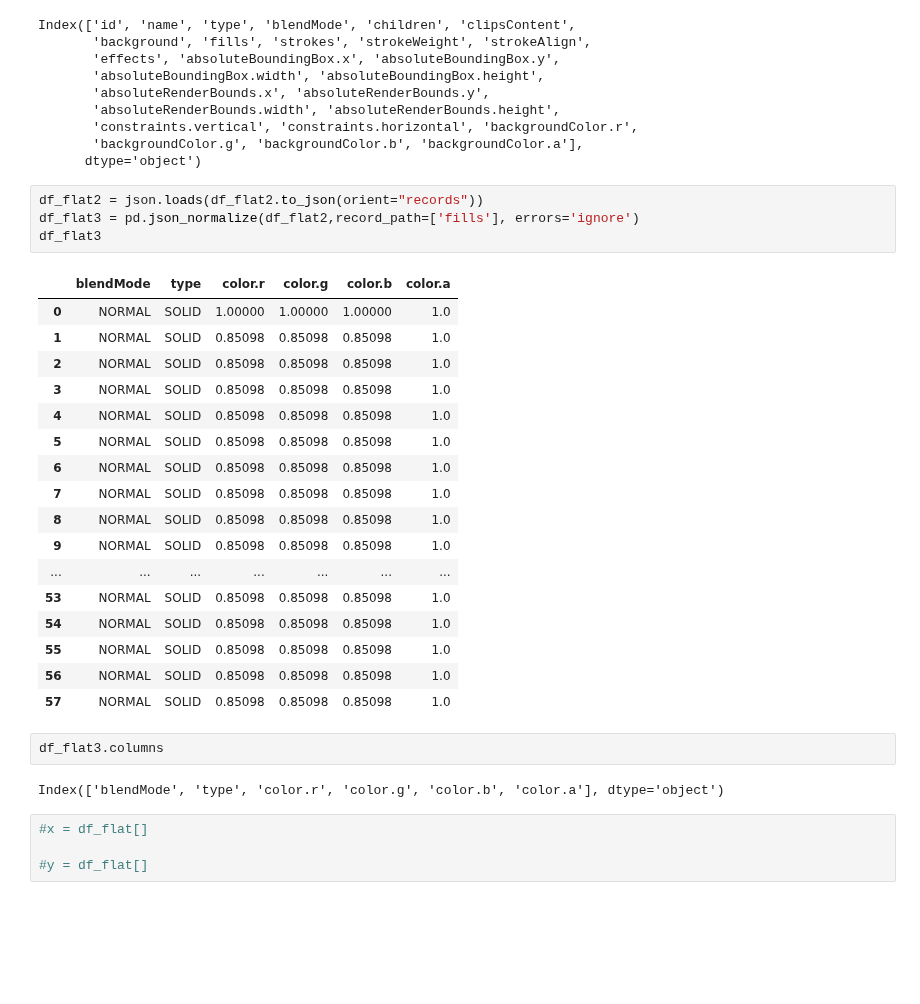
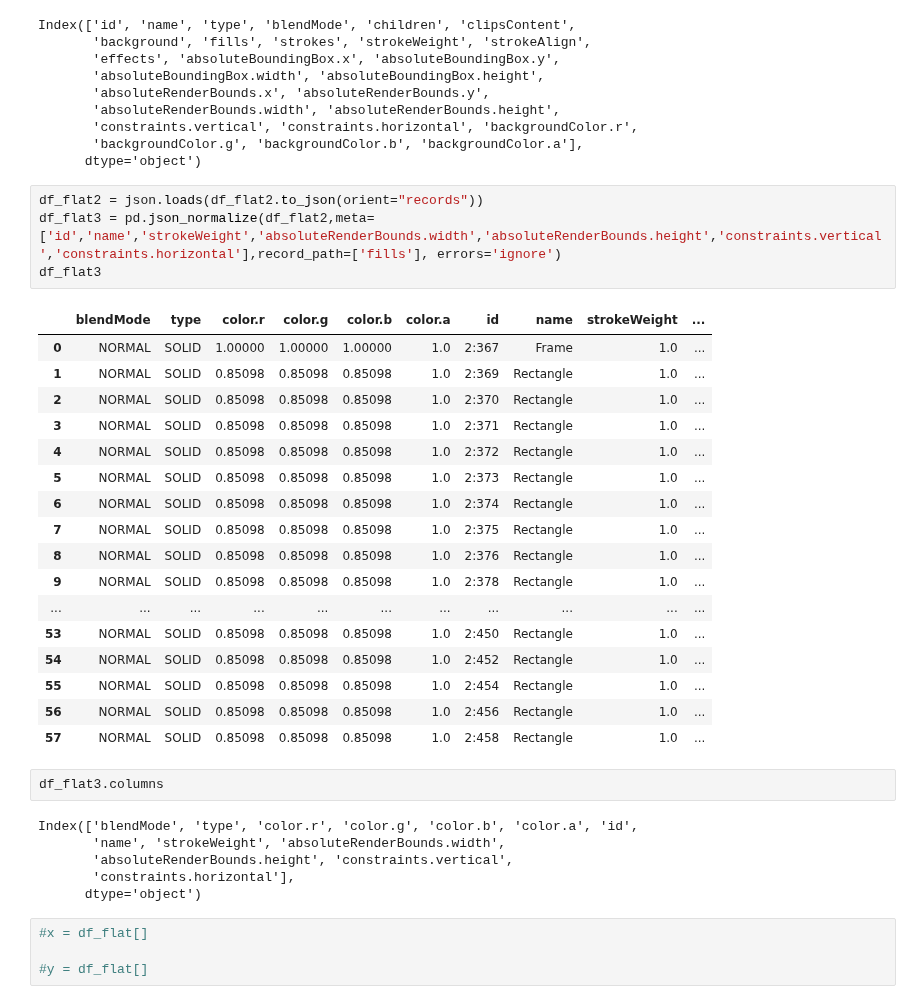
Before and after one commit to Madhurange/HandOff-X, a Jupyter notebook: Test.ipynb, the cells around one changed output. Saved outputs shown, nothing was run; the diff lists cells and outputs as text; blank space fills up the shorter version.

```diff
--- a/Test.ipynb
+++ b/Test.ipynb
@@ -92,30 +92,34 @@ Index(['id', 'name', 'type', 'blendMode', 'children', 'clipsContent',
       dtype='object')
 # %%
 df_flat2 = json.loads(df_flat2.to_json(orient="records"))
-df_flat3 = pd.json_normalize(df_flat2,record_path=['fills'], errors='ignore')
+df_flat3 = pd.json_normalize(df_flat2,meta=['id','name','strokeWeight','absoluteRenderBounds.width','absoluteRenderBounds.height','constraints.vertical','constraints.horizontal'],record_path=['fills'], errors='ignore')
 df_flat3
 # %% [output]
-|  | blendMode | type | color.r | color.g | color.b | color.a |
-| 0 | NORMAL | SOLID | 1.00000 | 1.00000 | 1.00000 | 1.0 |
-| 1 | NORMAL | SOLID | 0.85098 | 0.85098 | 0.85098 | 1.0 |
-| 2 | NORMAL | SOLID | 0.85098 | 0.85098 | 0.85098 | 1.0 |
-| 3 | NORMAL | SOLID | 0.85098 | 0.85098 | 0.85098 | 1.0 |
-| 4 | NORMAL | SOLID | 0.85098 | 0.85098 | 0.85098 | 1.0 |
-| 5 | NORMAL | SOLID | 0.85098 | 0.85098 | 0.85098 | 1.0 |
-| 6 | NORMAL | SOLID | 0.85098 | 0.85098 | 0.85098 | 1.0 |
-| 7 | NORMAL | SOLID | 0.85098 | 0.85098 | 0.85098 | 1.0 |
-| 8 | NORMAL | SOLID | 0.85098 | 0.85098 | 0.85098 | 1.0 |
-| 9 | NORMAL | SOLID | 0.85098 | 0.85098 | 0.85098 | 1.0 |
-| ... | ... | ... | ... | ... | ... | ... |
-| 53 | NORMAL | SOLID | 0.85098 | 0.85098 | 0.85098 | 1.0 |
-| 54 | NORMAL | SOLID | 0.85098 | 0.85098 | 0.85098 | 1.0 |
-| 55 | NORMAL | SOLID | 0.85098 | 0.85098 | 0.85098 | 1.0 |
-| 56 | NORMAL | SOLID | 0.85098 | 0.85098 | 0.85098 | 1.0 |
-| 57 | NORMAL | SOLID | 0.85098 | 0.85098 | 0.85098 | 1.0 |
+|  | blendMode | type | color.r | color.g | color.b | color.a | id | name | strokeWeight | ... |
+| 0 | NORMAL | SOLID | 1.00000 | 1.00000 | 1.00000 | 1.0 | 2:367 | Frame | 1.0 | ... |
+| 1 | NORMAL | SOLID | 0.85098 | 0.85098 | 0.85098 | 1.0 | 2:369 | Rectangle | 1.0 | ... |
+| 2 | NORMAL | SOLID | 0.85098 | 0.85098 | 0.85098 | 1.0 | 2:370 | Rectangle | 1.0 | ... |
+| 3 | NORMAL | SOLID | 0.85098 | 0.85098 | 0.85098 | 1.0 | 2:371 | Rectangle | 1.0 | ... |
+| 4 | NORMAL | SOLID | 0.85098 | 0.85098 | 0.85098 | 1.0 | 2:372 | Rectangle | 1.0 | ... |
+| 5 | NORMAL | SOLID | 0.85098 | 0.85098 | 0.85098 | 1.0 | 2:373 | Rectangle | 1.0 | ... |
+| 6 | NORMAL | SOLID | 0.85098 | 0.85098 | 0.85098 | 1.0 | 2:374 | Rectangle | 1.0 | ... |
+| 7 | NORMAL | SOLID | 0.85098 | 0.85098 | 0.85098 | 1.0 | 2:375 | Rectangle | 1.0 | ... |
+| 8 | NORMAL | SOLID | 0.85098 | 0.85098 | 0.85098 | 1.0 | 2:376 | Rectangle | 1.0 | ... |
+| 9 | NORMAL | SOLID | 0.85098 | 0.85098 | 0.85098 | 1.0 | 2:378 | Rectangle | 1.0 | ... |
+| ... | ... | ... | ... | ... | ... | ... | ... | ... | ... | ... |
+| 53 | NORMAL | SOLID | 0.85098 | 0.85098 | 0.85098 | 1.0 | 2:450 | Rectangle | 1.0 | ... |
+| 54 | NORMAL | SOLID | 0.85098 | 0.85098 | 0.85098 | 1.0 | 2:452 | Rectangle | 1.0 | ... |
+| 55 | NORMAL | SOLID | 0.85098 | 0.85098 | 0.85098 | 1.0 | 2:454 | Rectangle | 1.0 | ... |
+| 56 | NORMAL | SOLID | 0.85098 | 0.85098 | 0.85098 | 1.0 | 2:456 | Rectangle | 1.0 | ... |
+| 57 | NORMAL | SOLID | 0.85098 | 0.85098 | 0.85098 | 1.0 | 2:458 | Rectangle | 1.0 | ... |
 # %%
 df_flat3.columns
 # %% [output]
-Index(['blendMode', 'type', 'color.r', 'color.g', 'color.b', 'color.a'], dtype='object')
+Index(['blendMode', 'type', 'color.r', 'color.g', 'color.b', 'color.a', 'id',
+       'name', 'strokeWeight', 'absoluteRenderBounds.width',
+       'absoluteRenderBounds.height', 'constraints.vertical',
+       'constraints.horizontal'],
+      dtype='object')
 # %%
 #x = df_flat[]
 
```
